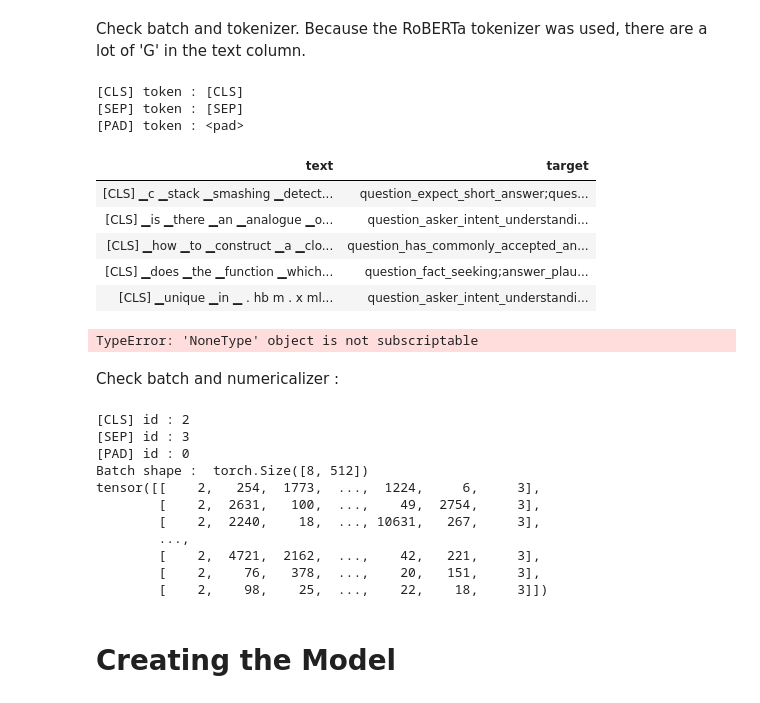
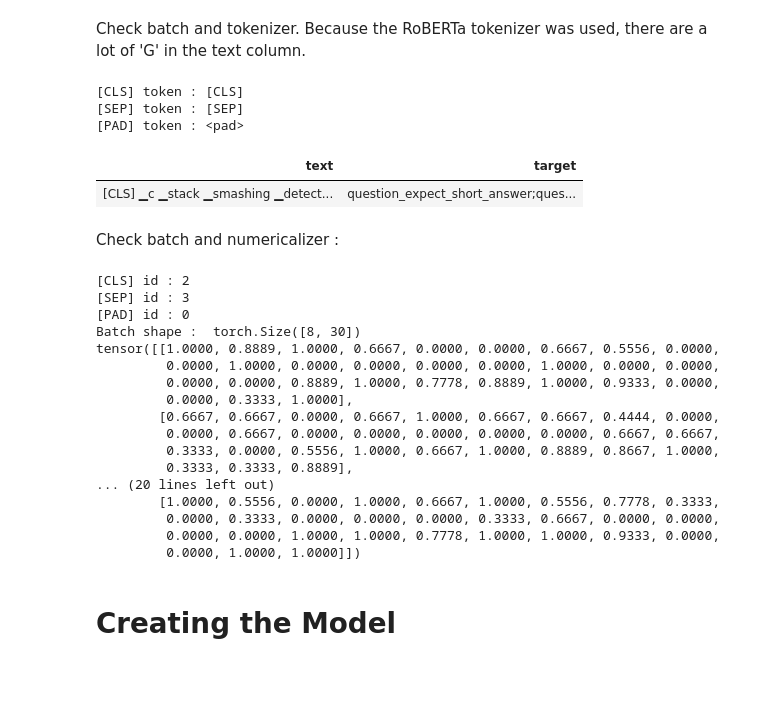
Before and after one commit to mrdbarros/gquest_nbdev, a Jupyter notebook: fastai_v1_transformers.ipynb, the cells around one changed output. Drawn from its saved outputs; the diff is of its cells as text; code cells hidden in the pictures; blank space fills up the shorter version.

```diff
--- a/fastai_v1_transformers.ipynb
+++ b/fastai_v1_transformers.ipynb
@@ -89,8 +87,10 @@ Path("../input/google-quest-challenge/")
 # %% [output]
 PosixPath('../input/google-quest-challenge')
 # %%
+model_type = 'albert'
+pretrained_model_name = 'albert-xxlarge-v2' # 'roberta-base-openai-detector'
 DATA_ROOT = Path("../input/google-quest-challenge/")
-MODEL_ROOT = Path("../input/albertbasepretrained")
+MODEL_ROOT = Path("../input/"+pretrained_model_name)
 train = pd.read_csv(DATA_ROOT / 'train.csv')
 test = pd.read_csv(DATA_ROOT / 'test.csv')
 sample_sub = pd.read_csv(DATA_ROOT / 'sample_submission.csv')
@@ -163,6 +160,5 @@ pretrained_model_name = 'albert-base-v2' # 'roberta-base-openai-detector'
 # %%
 model_class, tokenizer_class, config_class = MODEL_CLASSES[model_type]
 # %%
-pretrained_model_name = 'albert-base-v2'
-transformer_tokenizer = tokenizer_class.from_pretrained(pretrained_model_name)
-transformer_tokenizer.save_pretrained(MODEL_ROOT)
+#transformer_tokenizer = tokenizer_class.from_pretrained(pretrained_model_name)
+#transformer_tokenizer.save_pretrained(MODEL_ROOT)
@@ -214,5 +206,5 @@ class TransformersBaseTokenizer(BaseTokenizer):
             tokens = self._pretrained_tokenizer.tokenize(t)[:self.max_seq_len - 2]
         return [CLS] + tokens + [SEP]
 # %%
-transformer_tokenizer = tokenizer_class.from_pretrained(pretrained_model_name)
-transformer_tokenizer.save_pretrained(MODEL_ROOT)
+#transformer_tokenizer = tokenizer_class.from_pretrained(pretrained_model_name)
+#transformer_tokenizer.save_pretrained(MODEL_ROOT)
@@ -283,40 +271,41 @@ Check batch and tokenizer. Because the RoBERTa tokenizer was used, there are a l
 # %%
 print('[CLS] token :', transformer_tokenizer.cls_token)
 print('[SEP] token :', transformer_tokenizer.sep_token)
 print('[PAD] token :', transformer_tokenizer.pad_token)
-databunch.show_batch()[0]
+databunch.show_batch(1)
 # %% [output]
 [CLS] token : [CLS]
 [SEP] token : [SEP]
 [PAD] token : <pad>
 | text | target |
 | [CLS] ▁c ▁stack ▁smashing ▁detect... | question_expect_short_answer;ques... |
-| [CLS] ▁is ▁there ▁an ▁analogue ▁o... | question_asker_intent_understandi... |
-| [CLS] ▁how ▁to ▁construct ▁a ▁clo... | question_has_commonly_accepted_an... |
-| [CLS] ▁does ▁the ▁function ▁which... | question_fact_seeking;answer_plau... |
-| [CLS] ▁unique ▁in ▁ . hb m . x ml... | question_asker_intent_understandi... |
-TypeError: 'NoneType' object is not subscriptable
 # %% [markdown]
 Check batch and numericalizer :
 # %%
 print('[CLS] id :', transformer_tokenizer.cls_token_id)
 print('[SEP] id :', transformer_tokenizer.sep_token_id)
 print('[PAD] id :', pad_idx)
-test_one_batch = databunch.one_batch()[0]
+test_one_batch = databunch.one_batch()[1]
 print('Batch shape : ',test_one_batch.shape)
 print(test_one_batch)
 # %% [output]
 [CLS] id : 2
 [SEP] id : 3
 [PAD] id : 0
-Batch shape :  torch.Size([8, 512])
-tensor([[    2,   254,  1773,  ...,  1224,     6,     3],
-        [    2,  2631,   100,  ...,    49,  2754,     3],
-        [    2,  2240,    18,  ..., 10631,   267,     3],
-        ...,
-        [    2,  4721,  2162,  ...,    42,   221,     3],
-        [    2,    76,   378,  ...,    20,   151,     3],
-        [    2,    98,    25,  ...,    22,    18,     3]])
+Batch shape :  torch.Size([8, 30])
+tensor([[1.0000, 0.8889, 1.0000, 0.6667, 0.0000, 0.0000, 0.6667, 0.5556, 0.0000,
+         0.0000, 1.0000, 0.0000, 0.0000, 0.0000, 0.0000, 1.0000, 0.0000, 0.0000,
+         0.0000, 0.0000, 0.8889, 1.0000, 0.7778, 0.8889, 1.0000, 0.9333, 0.0000,
+         0.0000, 0.3333, 1.0000],
+        [0.6667, 0.6667, 0.0000, 0.6667, 1.0000, 0.6667, 0.6667, 0.4444, 0.0000,
+         0.0000, 0.6667, 0.0000, 0.0000, 0.0000, 0.0000, 0.0000, 0.6667, 0.6667,
+         0.3333, 0.0000, 0.5556, 1.0000, 0.6667, 1.0000, 0.8889, 0.8667, 1.0000,
+         0.3333, 0.3333, 0.8889],
+... (20 lines left out)
+        [1.0000, 0.5556, 0.0000, 1.0000, 0.6667, 1.0000, 0.5556, 0.7778, 0.3333,
+         0.0000, 0.3333, 0.0000, 0.0000, 0.0000, 0.3333, 0.6667, 0.0000, 0.0000,
+         0.0000, 0.0000, 1.0000, 1.0000, 0.7778, 1.0000, 1.0000, 0.9333, 0.0000,
+         0.0000, 1.0000, 1.0000]])
 # %% [markdown]
 # Creating the Model
 # %% [markdown]
```
Also changed, not shown: parts of 14 cells of this notebook, 1 other file.
